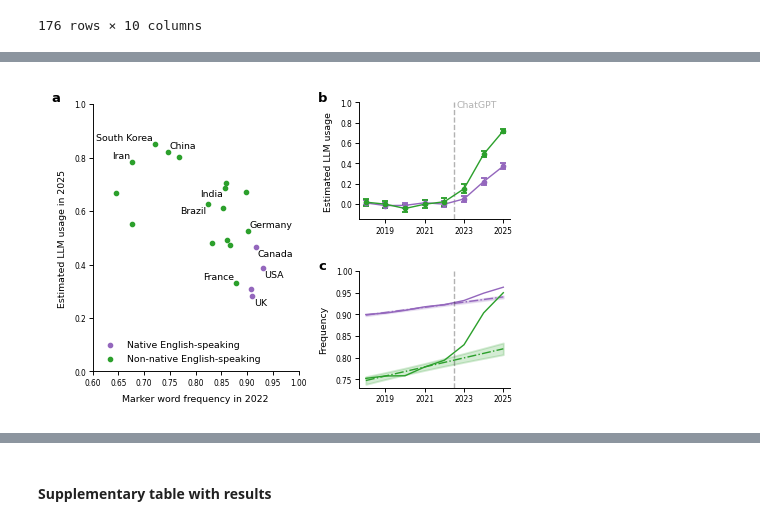
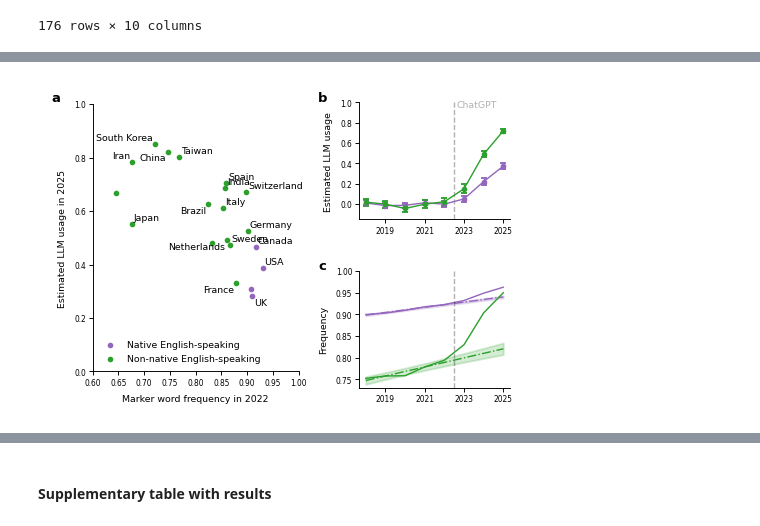
Before and after one commit to LenaHolzwarth/llms_in_academia, a Jupyter notebook: scripts/paper_figures/Fig3.ipynb, the cells around one changed output, grey strips where cells are left out. Saved outputs shown, nothing was run; the diff lists cells and outputs as text; code cells hidden in the pictures.

Commit message:
rerun count without lemmatize; plots 1 and 3 minor changes

```diff
--- a/scripts/paper_figures/Fig3.ipynb
+++ b/scripts/paper_figures/Fig3.ipynb
@@ -50,6 +50,7 @@ country_alt_names = {
     "United Kingdom of Great Britain and Northern Ireland": "UK",
     "Korea, Republic of": "South Korea",
     "Iran, Islamic Republic of": "Iran",
+    "Türkiye": "Turkey",
     "english": "English speakers",
     "non-english": "non-English speakers",
 }
@@ -79,6 +80,7 @@ df
 # %%
 df_comp = df[df["time"] == 2022][["frequency", "country", "group"]]
 df_comp["usage"] = list(df[df["time"] == 2025]["usage estimate"])
+df_comp["se"] = list(df[df["time"] == 2025]["regression se (ds)"])
 df_comp = df_comp[
     df_comp["country"].apply(
         lambda x: not x in ["English speakers", "non-English speakers"]
@@ -123,15 +144,22 @@ country_colors = {"NNES": "tab:green", "NES": "tab:purple"}
 annotation_alignment = {
     "South Korea": {"ha": "right", "va": "bottom"},
     "Iran": {"ha": "right", "va": "bottom"},
-    "China": {"ha": "left", "va": "bottom"},
-    "France": {"ha": "right", "va": "bottom"},
-    # "Türkiye": {"ha": "left", "va": "bottom"},
+    "China": {"ha": "right", "va": "top"},
+    "France": {"ha": "right", "va": "top"},
+    "Turkey": {"ha": "left", "va": "bottom"},
     "Brazil": {"ha": "right", "va": "top"},
-    "India": {"ha": "right", "va": "top"},
-    "Germany": {"ha": "left", "va": "bottom"},
-    "USA": {"ha": "left", "va": "top"},
+    "India": {"ha": "right", "va": "bottom"},
+    "Germany": {"ha": "left", "va": "top"},
+    "USA": {"ha": "left", "va": "bottom"},
     "UK": {"ha": "left", "va": "top"},
-    "Canada": {"ha": "left", "va": "top"},
+    "Canada": {"ha": "left", "va": "bottom"},
+    "Japan": {"ha": "left", "va": "bottom"},
+    "Italy": {"ha": "left", "va": "top"},
+    "Netherlands": {"ha": "right", "va": "top"},
+    "Sweden": {"ha": "left", "va": "bottom"},
+    "Switzerland": {"ha": "left", "va": "bottom"},
+    "Spain": {"ha": "left", "va": "bottom"},
+    "Taiwan": {"ha": "left", "va": "bottom"},
 }
 # %%
 # Version 1
@@ -165,6 +193,7 @@ gs_middle = GridSpecFromSubplotSpec(
 ax2 = fig.add_subplot(gs_middle[0, 0])
 ax3 = fig.add_subplot(gs_middle[1, 0])
 
+#### panel a
 for group, d in df_comp.groupby("group"):
     ax1.scatter(d["frequency"], d["usage"], label=group, c=country_colors[group])
 
@@ -185,6 +214,7 @@ for _, row in df_comp.iterrows():
 
 for group, name in zip(["NES", "NNES"], ["English speakers", "non-English speakers"]):
     sub = df[df["country"] == name].sort_values("time")
+    #### panel b
     ax2.errorbar(
         sub["time"],
         sub["usage estimate"],
@@ -198,6 +228,7 @@ for group, name in zip(["NES", "NNES"], ["English speakers", "non-English speake
         label=name,
     )
 
+    #### panel c
     ax3.plot(
         sub["time"],
         sub["frequency"],
@@ -245,36 +276,36 @@ ax1.set_xlabel("Marker word frequency in 2022")
 ax1.set_ylabel("Estimated LLM usage in 2025")
 ax2.set_ylabel("Estimated LLM usage")
 ax3.set_ylabel("Frequency")
 
 handles, labels = ax1.get_legend_handles_labels()
 label_map = {
     "NES": "Native English-speaking",
     "NNES": "Non-native English-speaking",
 }
 
 ax1.legend(handles, [label_map.get(label, label) for label in labels], loc="lower left")
 
 for ax, letter in zip([ax1, ax2, ax3], ["a", "b", "c"]):
     if letter == "a":
         x = -0.2
         y = 1.05
     else:
         x = -0.27
         y = 1.1
     ax.text(
         x,
         y,
         letter,
         transform=ax.transAxes,
         fontsize=7,
         fontweight="bold",
         va="top",
     )
 
-fig.savefig(
-    "countries.pdf",
-    format="pdf",
-    # bbox_inches="tight",
-)
+# fig.savefig(
+#    "countries_v1.pdf",
+#    format="pdf",
+# bbox_inches="tight",
+# )
 # %% [output]
-[figure, old version]
+[figure, new version]
```
Also changed, not shown: parts of 4 cells of this notebook, 12 other files.
